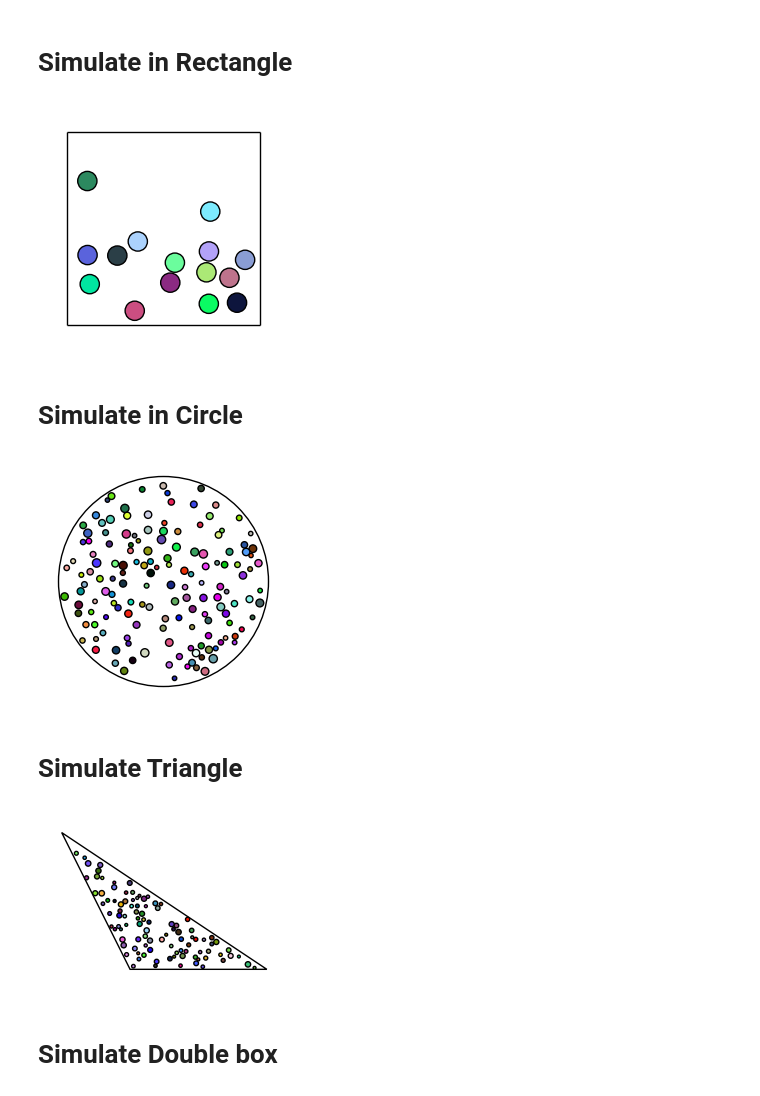
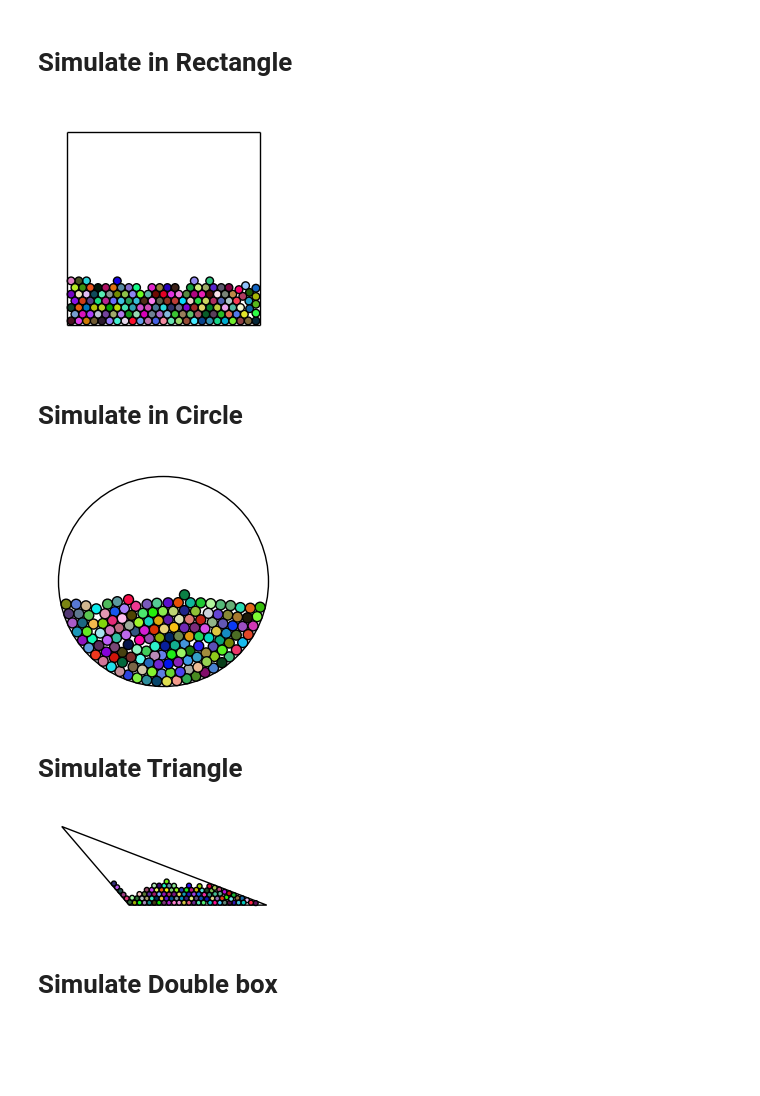
Before and after one commit to seba2390/ParticleSimulations, a Jupyter notebook: main.ipynb, the cells around one changed output. Saved outputs shown, nothing was run; the diff lists cells and outputs as text; code cells hidden in the pictures; blank space fills up the shorter version.

```diff
--- a/main.ipynb
+++ b/main.ipynb
@@ -29,7 +33,7 @@ for _ in range(n_steps):
     rectangle_scene.simulate(1, dt)
 # %%
 # New parameter to control frame skipping
-skip_frames = 10  # Change this value to skip frames (e.g., 2 to skip every other frame). Makes animation speed up
+skip_frames = 20  # Change this value to skip frames (e.g., 2 to skip every other frame). Makes animation speed up
 
 # Prepare the figure and axes for plotting
 fig, ax = plt.subplots(1, 1, figsize=(3, 3))
@@ -75,9 +79,9 @@ adjusted_n_steps = n_steps // skip_frames
 ani = FuncAnimation(fig, update, frames=adjusted_n_steps, interval=30, blit=True)
 
 # Save animation to file (optional)
-ani.save(filename="rectangle_particle_simulation.gif", writer='pillow')
+ani.save(filename="gravity_rectangle_particle_simulation.gif", writer='pillow')
 # %% [output]
-[figure, old version]
+[figure, new version]
 # %% [markdown]
 # Simulate in Circle
 # %%
@@ -102,7 +110,7 @@ for _ in range(n_steps):
     circle_scene.simulate(1, dt)
 # %%
 # New parameter to control frame skipping
-skip_frames = 6  # Change this value to skip frames (e.g., 2 to skip every other frame). Makes animation speed up
+skip_frames = 20  # Change this value to skip frames (e.g., 2 to skip every other frame). Makes animation speed up
 
 # Prepare the figure and axes for plotting
 fig, ax = plt.subplots(1, 1, figsize=(3,3))
@@ -146,27 +154,27 @@ adjusted_n_steps = n_steps // skip_frames
 ani = FuncAnimation(fig, update, frames=adjusted_n_steps, interval=30, blit=True)
 
 # Save animation to file (optional)
-ani.save(filename="circle_particle_simulation.gif", writer='pillow')
+ani.save(filename="gravity_circle_particle_simulation.gif", writer='pillow')
 # %% [output]
-[figure, old version]
+[figure, new version]
 # %% [markdown]
 # Simulate Triangle
 # %%
 # Initialize circle scene
-triangle_base = 10
-triangle_height = 10
-angle = np.pi/4
-triangle_scene = Triangle(base=triangle_base, height=triangle_height, angle=angle)
+triangle_base = 7
+triangle_height = 4
+angle = np.pi/3
+#triangle_scene = Triangle(base=triangle_base, height=triangle_height, angle=angle, vertical_gravity=0.0, restitution=1.0)
+triangle_scene = Triangle(base=triangle_base, height=triangle_height, angle=angle, vertical_gravity=9000.0, restitution=0.75)
 
 # Generate particles
 num_particles = 100
-radius_range = (0.1, 0.2)
-density_range = (1, 1)
+radius_range = (0.125, 0.125)
+density_range = (0.75, 0.75)
 
 # Add particles to the circle scene
-triangle_scene.generate_particles(num_particles=num_particles, radius_range=radius_range, density_range=density_range)
-
-# Simulation parameters
-n_steps = 1000
-dt = 0.0001
+triangle_scene.generate_particles(num_particles=num_particles,
+                                  radius_range=radius_range,
+                                  density_range=density_range,
+                                  speed_scaling=10)
 # %%
@@ -175,7 +187,7 @@ for _ in range(n_steps):
     triangle_scene.simulate(1, dt)
 # %%
 # New parameter to control frame skipping
-skip_frames = 6  # Change this value to skip frames (e.g., 2 to skip every other frame). Makes animation speed up
+skip_frames = 20  # Change this value to skip frames (e.g., 2 to skip every other frame). Makes animation speed up
 
 # Prepare the figure and axes for plotting
 fig, ax = plt.subplots(1, 1, figsize=(3, 3))
@@ -199,35 +211,35 @@ circles = []
 for particle in triangle_scene.particles:
     circle = plt.Circle(particle.position, particle.radius, facecolor=particle.color, edgecolor='black', fill=True)
     ax.add_patch(circle)
     circles.append(circle)
 
 ax.set_xticks([])
 ax.set_yticks([])
 ax.set_aspect('equal', 'box')
 plt.axis('off')
 
 # Update function for the animation
 def update(frame):
     # Adjust frame based on skip_frames
     frame = frame * skip_frames
 
     # For each particle, get the position from its path_history at the adjusted frame
     for i, particle in enumerate(triangle_scene.particles):
         if frame < len(particle.path_history):  # Ensure the frame doesn't exceed path_history length
             circles[i].center = particle.path_history[frame]  # Update position from path_history
 
     return circles
 
 # Adjust the number of frames based on the skip_frames parameter
 adjusted_n_steps = n_steps // skip_frames
 
 # Create the animation
 ani = FuncAnimation(fig, update, frames=adjusted_n_steps, interval=30, blit=True)
 
 # Save animation to file (optional)
-ani.save(filename="triangle_particle_simulation.gif", writer='pillow')
+ani.save(filename="gravity_triangle_particle_simulation.gif", writer='pillow')
 # %% [output]
-[figure, old version]
+[figure, new version]
 # %% [markdown]
 # Simulate Double box
 # %%
```
Also changed, not shown: parts of 10 cells of this notebook, 6 other files.
